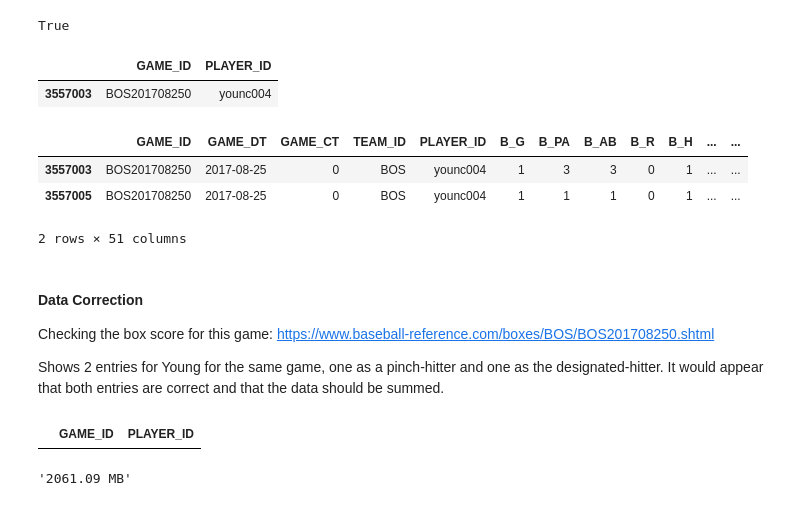
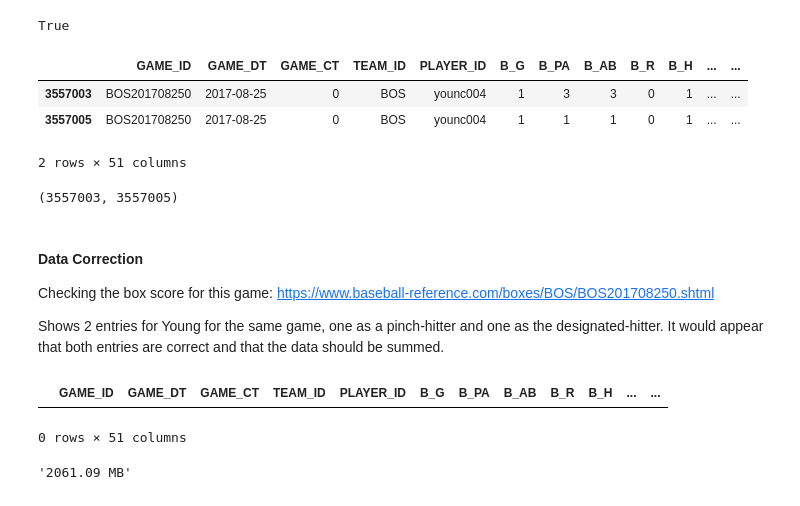
Before and after one commit to sdiehl28/Scikit-Learn-Workflow, a Jupyter notebook: python/RetrosheetPreprocess.ipynb, the cells around one changed output. Cells and saved outputs as stored; diff of their text form; code cells hidden in the pictures.

```diff
--- a/python/RetrosheetPreprocess.ipynb
+++ b/python/RetrosheetPreprocess.ipynb
@@ -224,23 +224,18 @@ True
 player_game.drop('APPEAR_DT', axis=1, inplace=True)
 # %%
 # the primary key is (GAME_ID, PLAYER_ID), verify no dups
-dups = player_game.duplicated(subset=['GAME_ID', 'PLAYER_ID'], keep='last')
-dup_ids = player_game[dups][['GAME_ID', 'PLAYER_ID']]
-dup_ids
+dups = player_game.duplicated(subset=['GAME_ID', 'PLAYER_ID'], keep=False)
+player_game[dups]
 # %% [output]
-|  | GAME_ID | PLAYER_ID |
-| 3557003 | BOS201708250 | younc004 |
+|  | GAME_ID | GAME_DT | GAME_CT | TEAM_ID | PLAYER_ID | B_G | B_PA | B_AB | B_R | B_H | ... | ... |
+| 3557003 | BOS201708250 | 2017-08-25 | 0 | BOS | younc004 | 1 | 3 | 3 | 0 | 1 | ... | ... |
+| 3557005 | BOS201708250 | 2017-08-25 | 0 | BOS | younc004 | 1 | 1 | 1 | 0 | 1 | ... | ... |
+2 rows × 51 columns
-# %%
-# select all records with the duplicate key
-filter = (player_game['GAME_ID'] == dup_ids.iloc[0,0]) & \
-    (player_game['PLAYER_ID'] == dup_ids.iloc[0,1])
-dups = player_game[filter]
-dups
-# %% [output]
-|  | GAME_ID | GAME_DT | GAME_CT | TEAM_ID | PLAYER_ID | B_G | B_PA | B_AB | B_R | B_H | ... | ... |
-| 3557003 | BOS201708250 | 2017-08-25 | 0 | BOS | younc004 | 1 | 3 | 3 | 0 | 1 | ... | ... |
-| 3557005 | BOS201708250 | 2017-08-25 | 0 | BOS | younc004 | 1 | 1 | 1 | 0 | 1 | ... | ... |
-2 rows × 51 columns
+# %%
+ix1, ix2 = player_game[dups].index.values
+ix1, ix2
+# %% [output]
+(3557003, 3557005)
 # %% [markdown]
 #### Data Correction
 
@@ -249,15 +244,15 @@ https://www.baseball-reference.com/boxes/BOS/BOS201708250.shtml
 
 Shows 2 entries for Young for the same game, one as a pinch-hitter and one as the designated-hitter.  It would appear that both entries are correct and that the data should be summed.
 # %%
-summed_data = player_game.iloc[3557003, 5:] + player_game.iloc[3557005, 5:]
-player_game.iloc[3557003, 5:] = summed_data
-player_game = player_game.drop([3557005])
+player_game.iloc[ix1, 5:] += player_game.iloc[ix2, 5:]
+player_game = player_game.drop(ix1)
 # %%
 # the primary key is (GAME_ID, PLAYER_ID), verify no dups
-dups = player_game.duplicated(subset=['GAME_ID', 'PLAYER_ID'], keep='last')
-player_game[dups][['GAME_ID', 'PLAYER_ID']]
+dups = player_game.duplicated(subset=['GAME_ID', 'PLAYER_ID'], keep=False)
+player_game[dups]
 # %% [output]
-|  | GAME_ID | PLAYER_ID |
+|  | GAME_ID | GAME_DT | GAME_CT | TEAM_ID | PLAYER_ID | B_G | B_PA | B_AB | B_R | B_H | ... | ... |
+0 rows × 51 columns
 # %%
 def mem_usage(obj):
     if isinstance(obj, pd.DataFrame):
```
Also changed, not shown: parts of 1 cell of this notebook.
